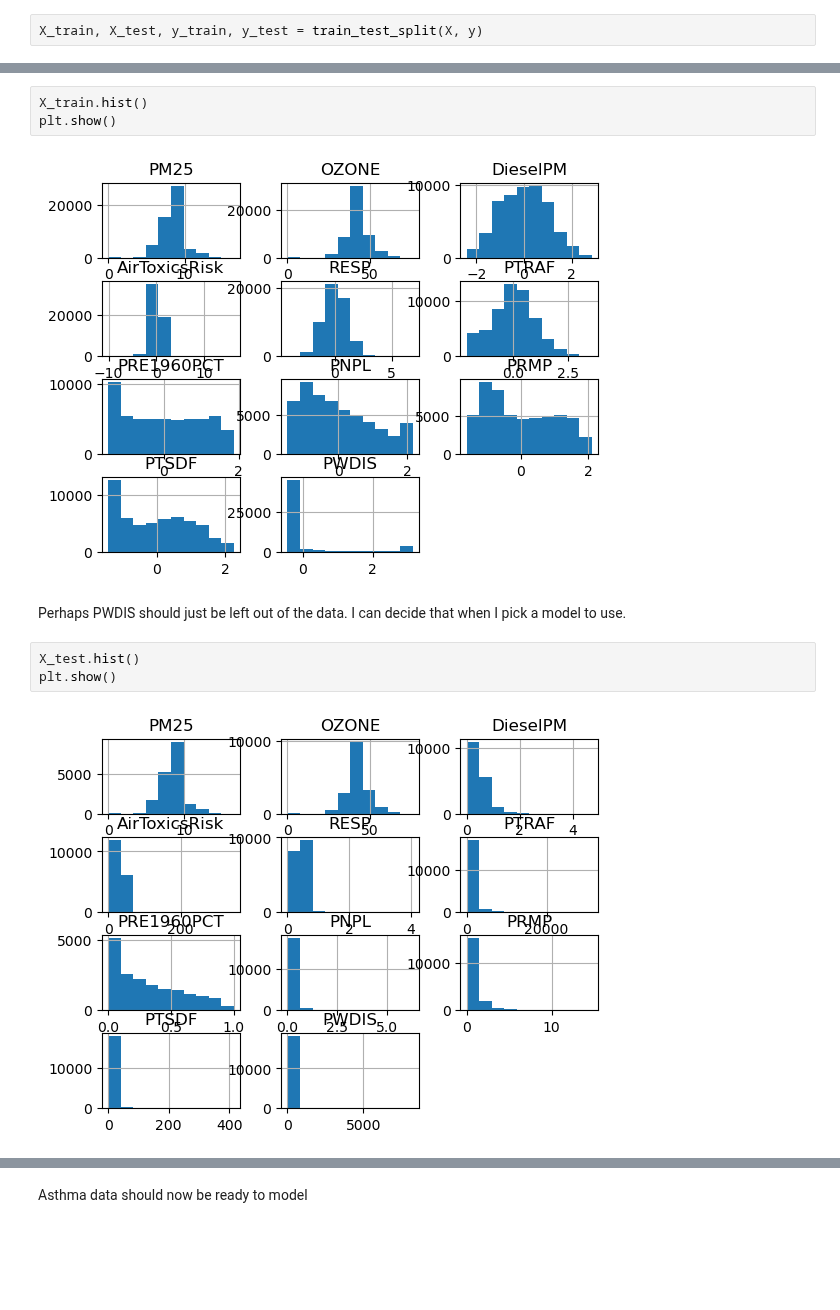
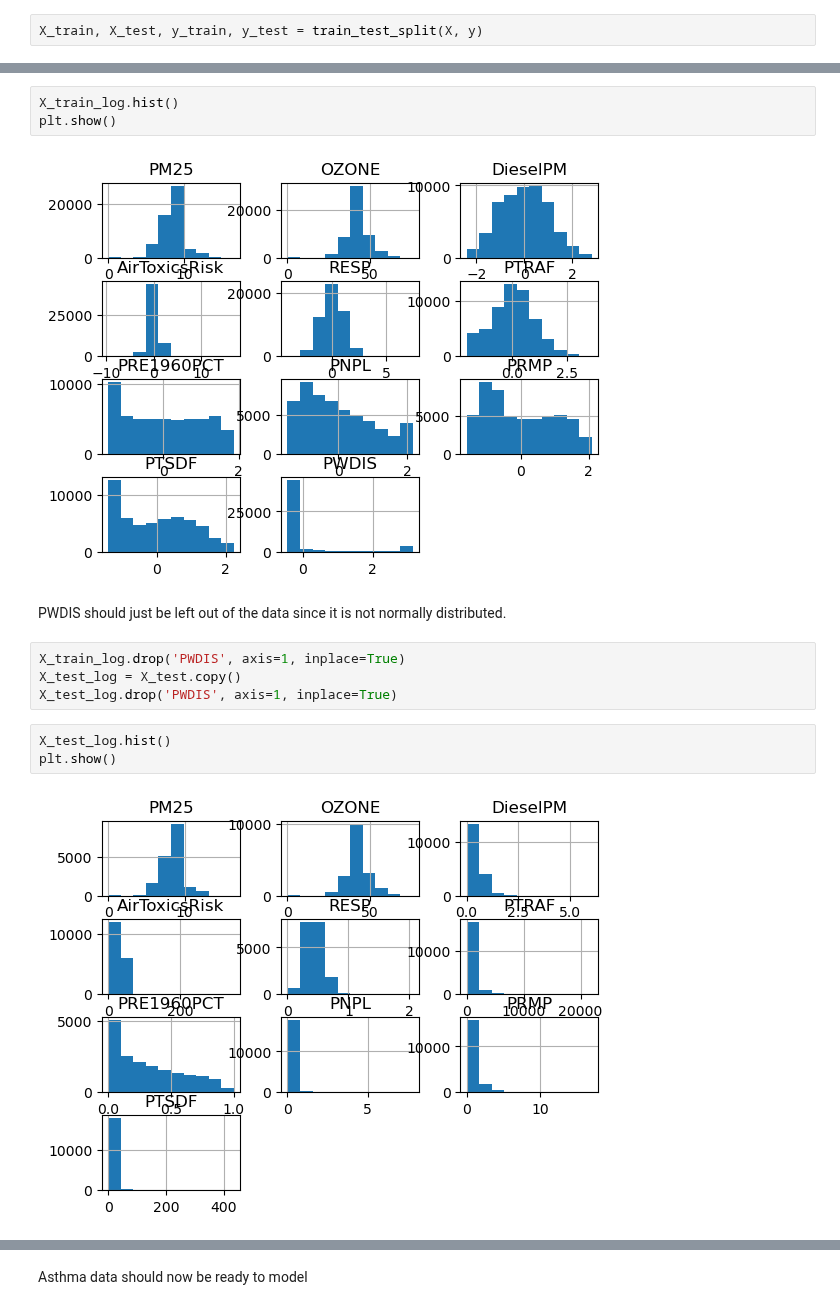
Before and after one commit to keb101/Image-Classification-Indian-Clothing, a Jupyter notebook: Capstone_Two/notebooks/Pre-processing_asthma.ipynb, the cells around one changed output, grey strips where cells are left out. Drawn from its saved outputs; the diff is of its cells as text; blank space fills up the shorter version.

Commit message:
modeling done, hopefully

```diff
--- a/Capstone_Two/notebooks/Pre-processing_asthma.ipynb
+++ b/Capstone_Two/notebooks/Pre-processing_asthma.ipynb
@@ -92,14 +108,18 @@ X_train['PWDIS'] = pt8.transform(X_train[['PWDIS']])
 # %%
-X_train.hist()
+X_train_log.hist()
 plt.show()
 # %% [output]
-[figure, old version]
+[figure, new version]
 # %% [markdown]
-Perhaps PWDIS should just be left out of the data. I can decide that when I pick a model to use.
+PWDIS should just be left out of the data since it is not normally distributed.
+# %%
+X_train_log.drop('PWDIS', axis=1, inplace=True)
+X_test_log = X_test.copy()
+X_test_log.drop('PWDIS', axis=1, inplace=True)
 # %%
-X_test.hist()
+X_test_log.hist()
 plt.show()
 # %% [output]
-[figure, old version]
+[figure, new version]
 # %%
 # Transforming the test data using the PowerTransformer that I fit on the train data
```
Also changed, not shown: parts of 11 cells of this notebook, 23 other files.
